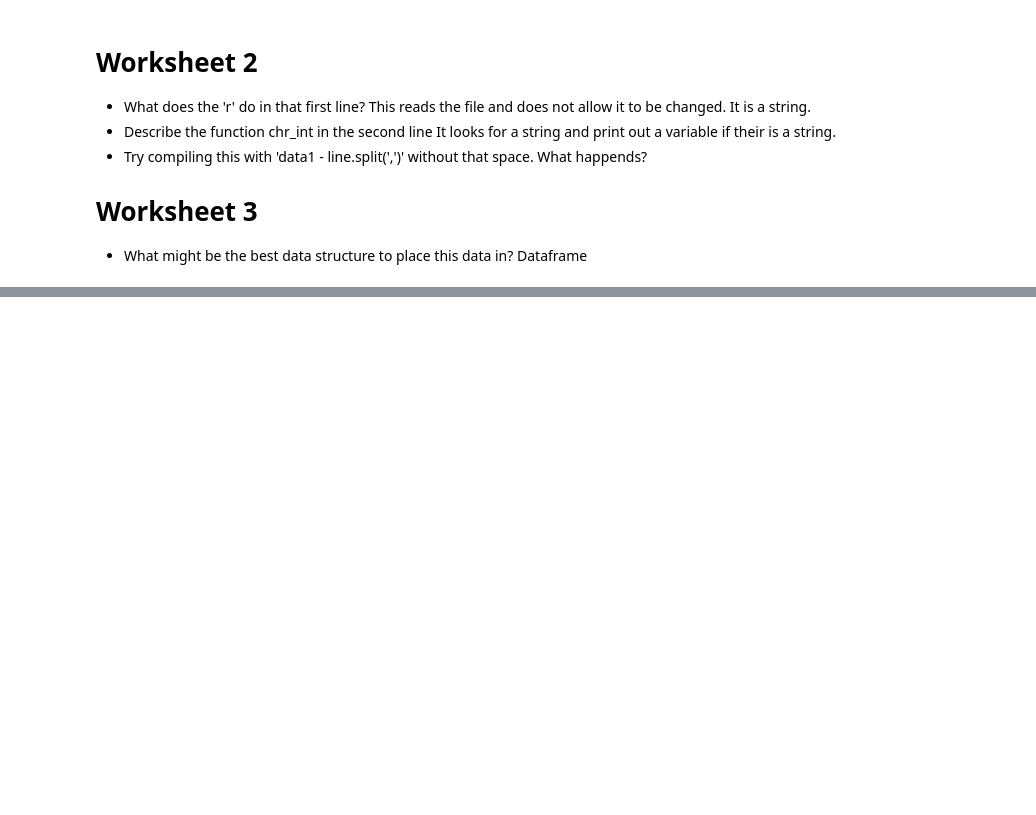
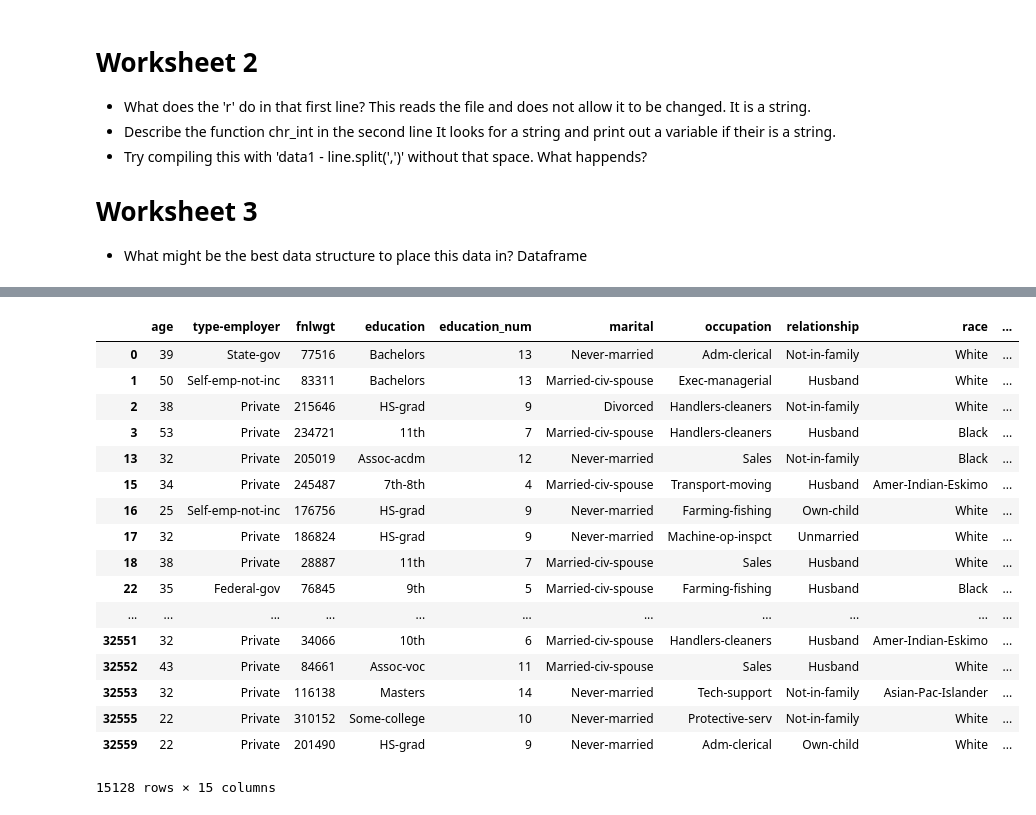
Before and after one commit to adowg1/Math2212_Dowgiallo, a Jupyter notebook: M2_Statistics/M2_Adult.ipynb, the cells around one changed output, grey strips where cells are left out. Saved outputs shown, nothing was run; the diff lists cells and outputs as text; code cells hidden in the pictures; blank space fills up the shorter version.

```diff
--- a/M2_Statistics/M2_Adult.ipynb
+++ b/M2_Statistics/M2_Adult.ipynb
@@ -48,0 +152,21 @@ adult = pd.DataFrame(
+# %%
+men_low_income
+# %% [output]
+|  | age | type-employer | fnlwgt | education | education_num | marital | occupation | relationship | race | ... |
+| 0 | 39 | State-gov | 77516 | Bachelors | 13 | Never-married | Adm-clerical | Not-in-family | White | ... |
+| 1 | 50 | Self-emp-not-inc | 83311 | Bachelors | 13 | Married-civ-spouse | Exec-managerial | Husband | White | ... |
+| 2 | 38 | Private | 215646 | HS-grad | 9 | Divorced | Handlers-cleaners | Not-in-family | White | ... |
+| 3 | 53 | Private | 234721 | 11th | 7 | Married-civ-spouse | Handlers-cleaners | Husband | Black | ... |
+| 13 | 32 | Private | 205019 | Assoc-acdm | 12 | Never-married | Sales | Not-in-family | Black | ... |
+| 15 | 34 | Private | 245487 | 7th-8th | 4 | Married-civ-spouse | Transport-moving | Husband | Amer-Indian-Eskimo | ... |
+| 16 | 25 | Self-emp-not-inc | 176756 | HS-grad | 9 | Never-married | Farming-fishing | Own-child | White | ... |
+| 17 | 32 | Private | 186824 | HS-grad | 9 | Never-married | Machine-op-inspct | Unmarried | White | ... |
+| 18 | 38 | Private | 28887 | 11th | 7 | Married-civ-spouse | Sales | Husband | White | ... |
+| 22 | 35 | Federal-gov | 76845 | 9th | 5 | Married-civ-spouse | Farming-fishing | Husband | Black | ... |
+| ... | ... | ... | ... | ... | ... | ... | ... | ... | ... | ... |
+| 32551 | 32 | Private | 34066 | 10th | 6 | Married-civ-spouse | Handlers-cleaners | Husband | Amer-Indian-Eskimo | ... |
+| 32552 | 43 | Private | 84661 | Assoc-voc | 11 | Married-civ-spouse | Sales | Husband | White | ... |
+| 32553 | 32 | Private | 116138 | Masters | 14 | Never-married | Tech-support | Not-in-family | Asian-Pac-Islander | ... |
+| 32555 | 22 | Private | 310152 | Some-college | 10 | Never-married | Protective-serv | Not-in-family | White | ... |
+| 32559 | 22 | Private | 201490 | HS-grad | 9 | Never-married | Adm-clerical | Own-child | White | ... |
+15128 rows × 15 columns
```
Also changed, not shown: parts of 9 cells of this notebook.
